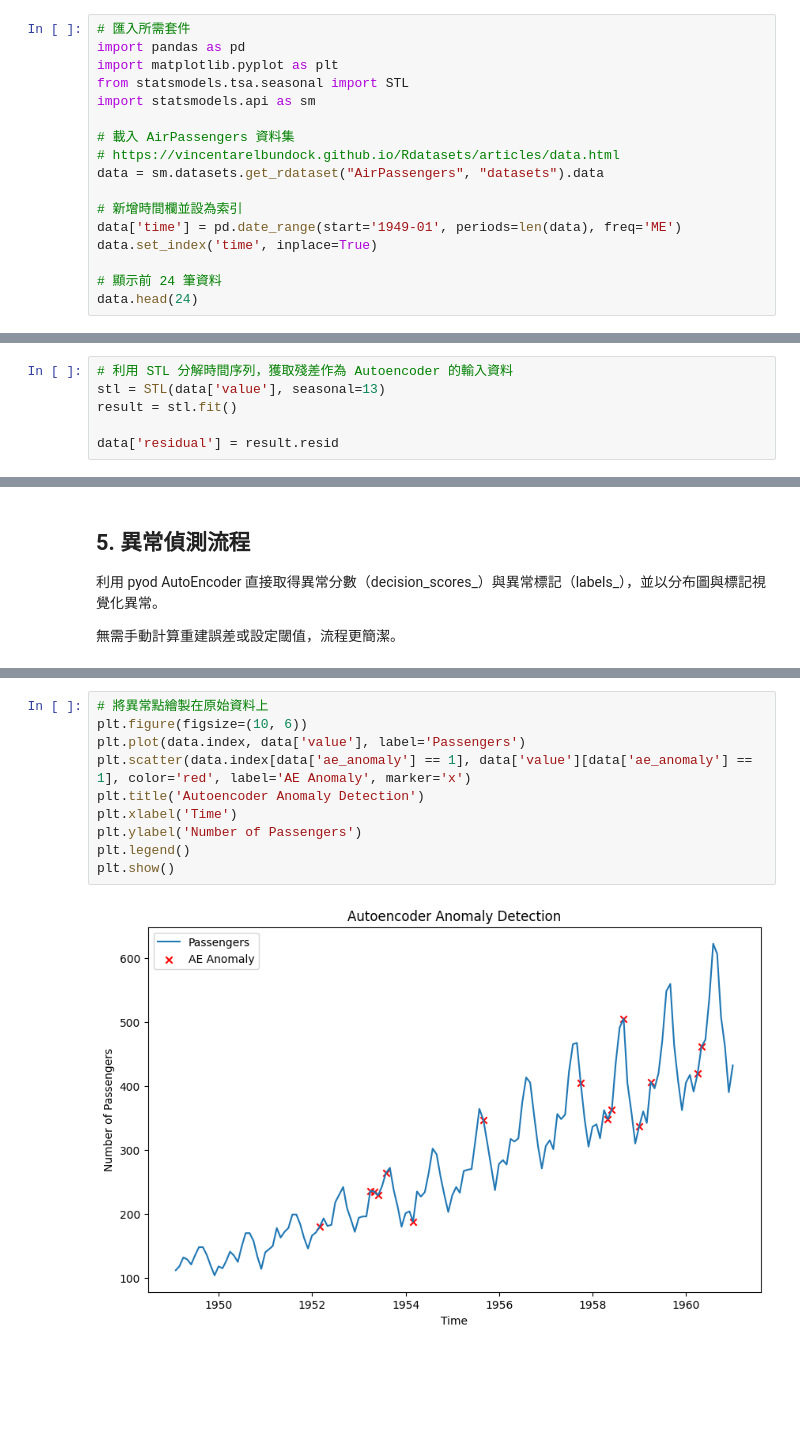
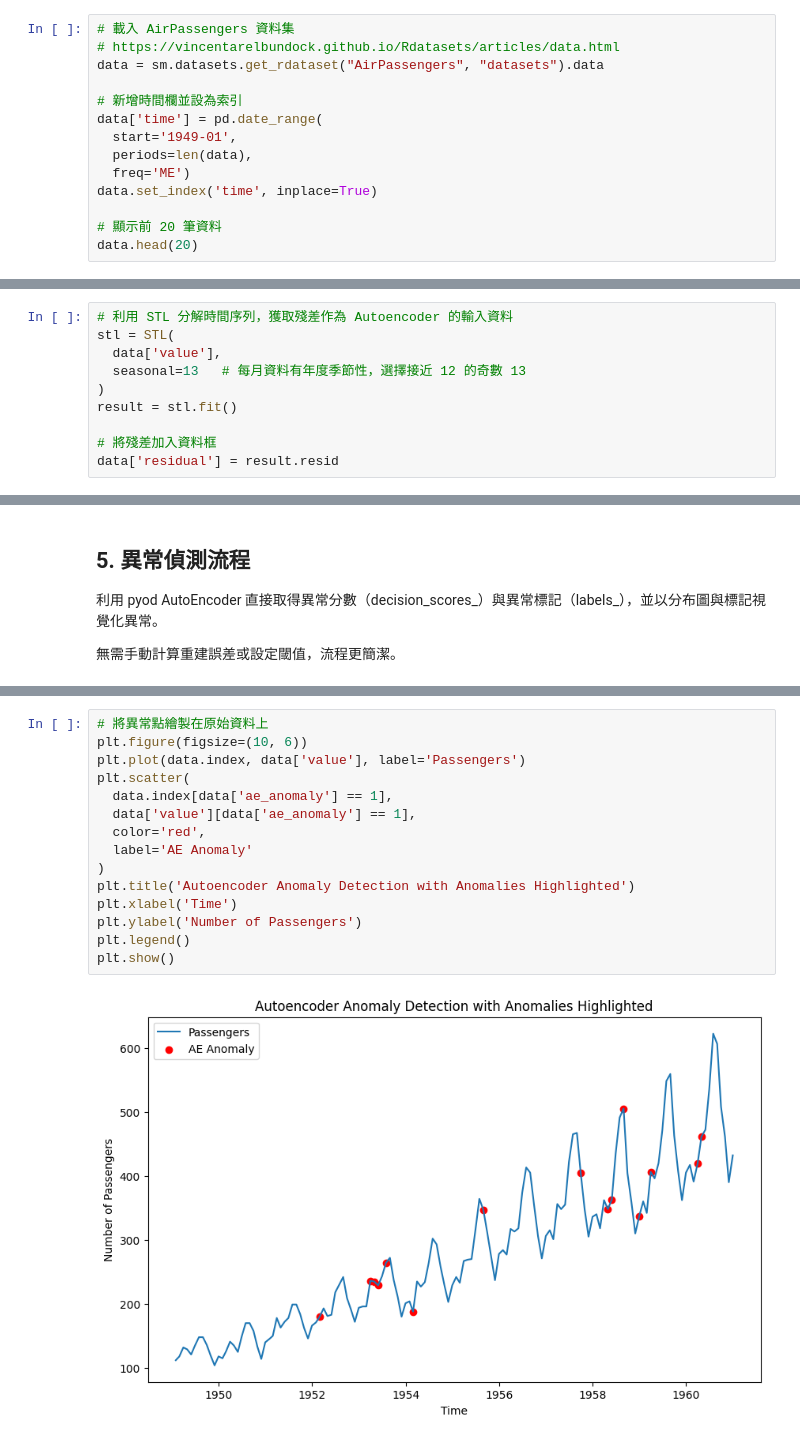
Before and after one commit to jonascheng/anomalyebook, a Jupyter notebook: 06_autoencoder-anomaly-detection.ipynb, the cells around one changed output, grey strips where cells are left out. Cells and saved outputs as stored; diff of their text form; blank space fills up the shorter version.

```diff
--- a/06_autoencoder-anomaly-detection.ipynb
+++ b/06_autoencoder-anomaly-detection.ipynb
@@ -56,20 +76,17 @@ Autoencoder 是一種無監督學習模型，主要由 Encoder（編碼器）與
 # %%
-# 匯入所需套件
-import pandas as pd
-import matplotlib.pyplot as plt
-from statsmodels.tsa.seasonal import STL
-import statsmodels.api as sm
-
 # 載入 AirPassengers 資料集
 # https://vincentarelbundock.github.io/Rdatasets/articles/data.html
 data = sm.datasets.get_rdataset("AirPassengers", "datasets").data
 
 # 新增時間欄並設為索引
-data['time'] = pd.date_range(start='1949-01', periods=len(data), freq='ME')
+data['time'] = pd.date_range(
+  start='1949-01',
+  periods=len(data),
+  freq='ME')
 data.set_index('time', inplace=True)
 
-# 顯示前 24 筆資料
-data.head(24)
+# 顯示前 20 筆資料
+data.head(20)
 # %% [output]
 |  | value |
 | time |  |
@@ -106,8 +129,12 @@ plt.show()
 利用 STL 分解時間序列，獲取殘差作為 Autoencoder 的輸入資料
 # %%
 # 利用 STL 分解時間序列，獲取殘差作為 Autoencoder 的輸入資料
-stl = STL(data['value'], seasonal=13)
+stl = STL(
+  data['value'],
+  seasonal=13   # 每月資料有年度季節性，選擇接近 12 的奇數 13
+)
 result = stl.fit()
 
+# 將殘差加入資料框
 data['residual'] = result.resid
 # %% [markdown]
@@ -213,12 +259,17 @@ plt.show()
 # %%
 # 將異常點繪製在原始資料上
 plt.figure(figsize=(10, 6))
 plt.plot(data.index, data['value'], label='Passengers')
-plt.scatter(data.index[data['ae_anomaly'] == 1], data['value'][data['ae_anomaly'] == 1], color='red', label='AE Anomaly', marker='x')
-plt.title('Autoencoder Anomaly Detection')
+plt.scatter(
+  data.index[data['ae_anomaly'] == 1],
+  data['value'][data['ae_anomaly'] == 1],
+  color='red',
+  label='AE Anomaly'
+)
+plt.title('Autoencoder Anomaly Detection with Anomalies Highlighted')
 plt.xlabel('Time')
 plt.ylabel('Number of Passengers')
 plt.legend()
 plt.show()
 # %% [output]
-[figure, old version]
+[figure, new version]
```
Also changed, not shown: parts of 20 cells of this notebook, 2 other files.
